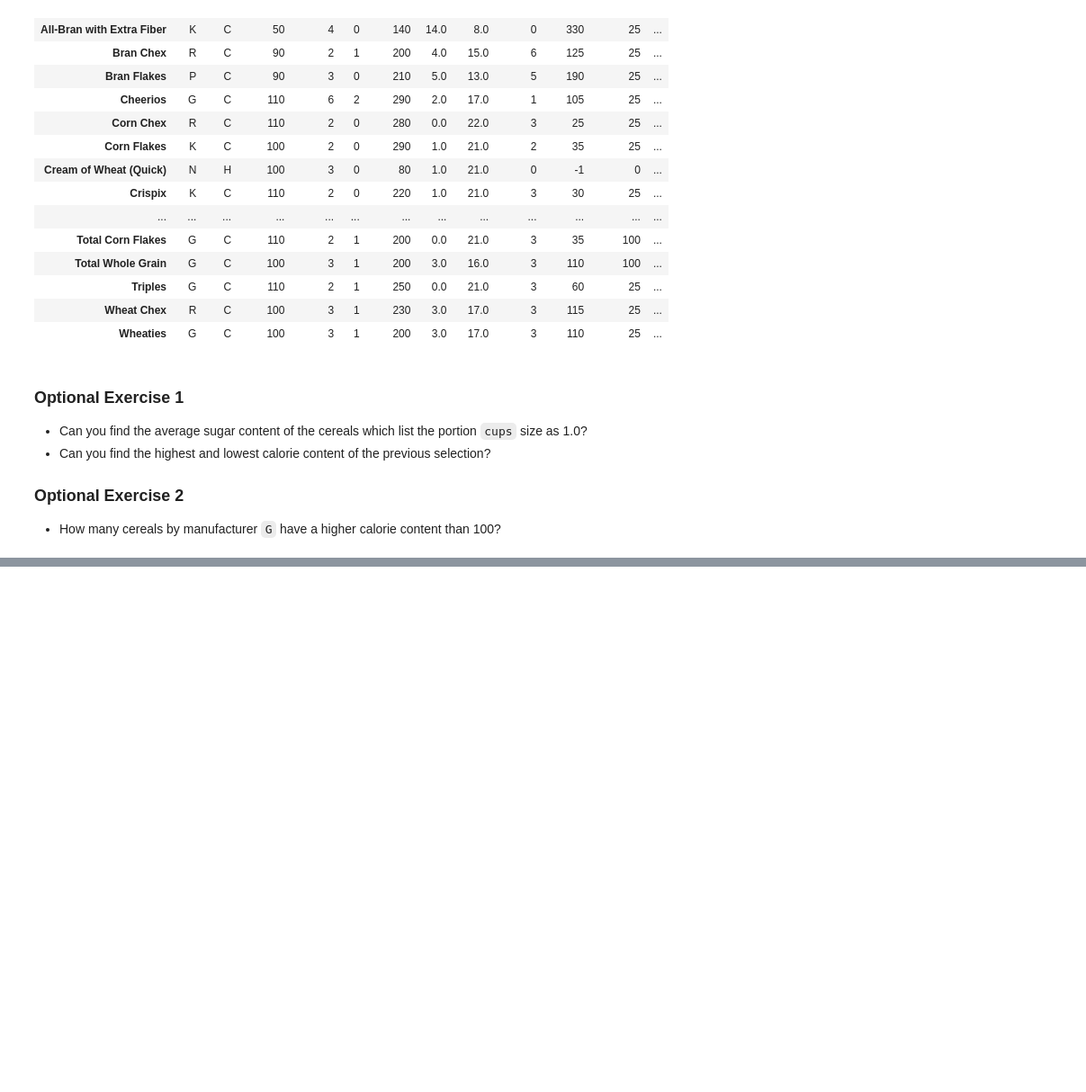
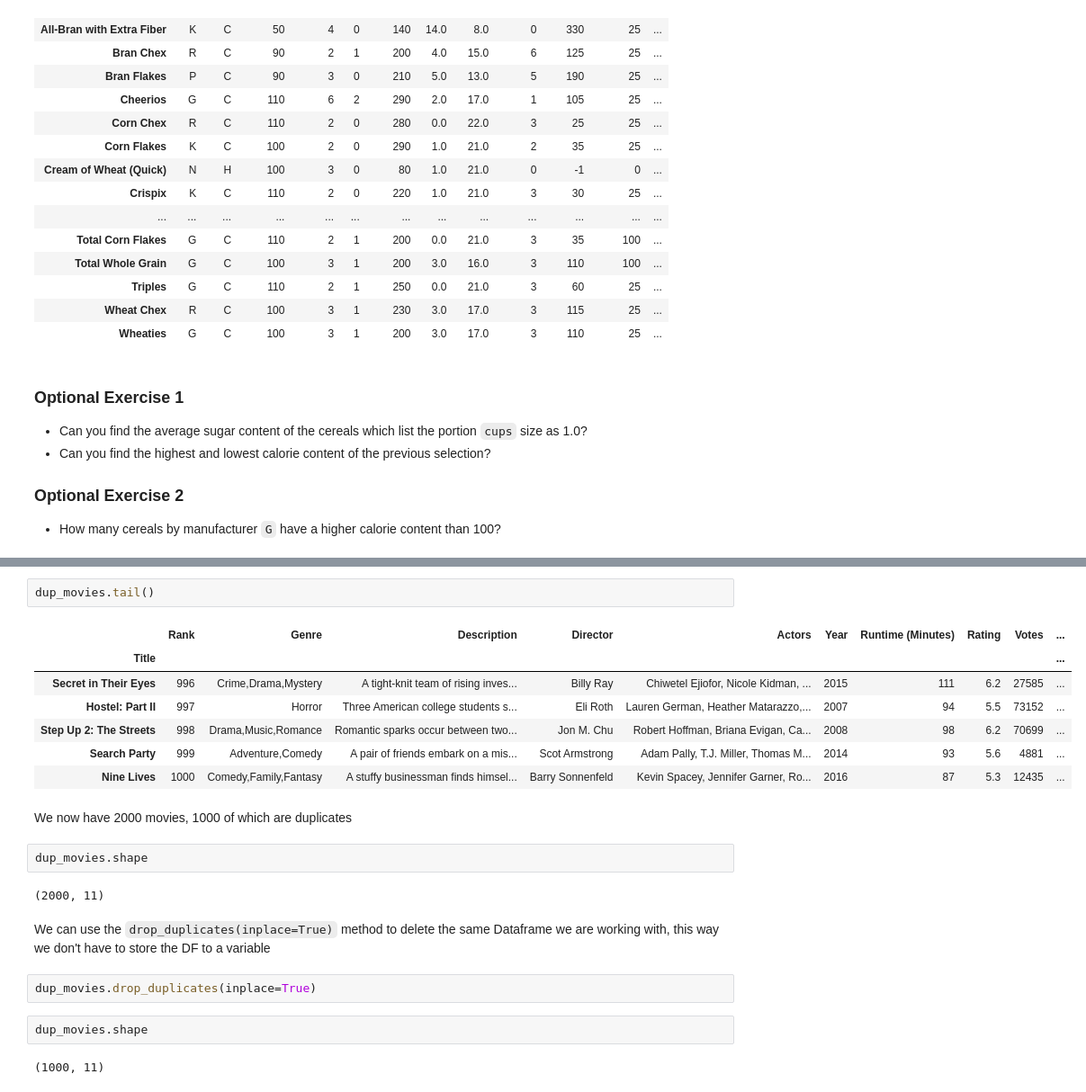
Before and after one commit to mrodriguezalas/intro-python-summer-course, a Jupyter notebook: Lesson 3/Lesson 3b - Pandas Key Concepts.ipynb, the cells around one changed output, grey strips where cells are left out. Shown at 90% size. Saved outputs shown, nothing was run; the diff lists cells and outputs as text; blank space fills up the shorter version.

```diff
--- a/Lesson 3/Lesson 3b - Pandas Key Concepts.ipynb
+++ b/Lesson 3/Lesson 3b - Pandas Key Concepts.ipynb
@@ -241,0 +322,24 @@ cereal.loc[(cereal['protein'] >= 2) & (cereal['sugars'] <= 6)]
+# %%
+dup_movies.tail()
+# %% [output]
+|  | Rank | Genre | Description | Director | Actors | Year | Runtime (Minutes) | Rating | Votes | ... |
+| Title |  |  |  |  |  |  |  |  |  | ... |
+| Secret in Their Eyes | 996 | Crime,Drama,Mystery | A tight-knit team of rising inves... | Billy Ray | Chiwetel Ejiofor, Nicole Kidman, ... | 2015 | 111 | 6.2 | 27585 | ... |
+| Hostel: Part II | 997 | Horror | Three American college students s... | Eli Roth | Lauren German, Heather Matarazzo,... | 2007 | 94 | 5.5 | 73152 | ... |
+| Step Up 2: The Streets | 998 | Drama,Music,Romance | Romantic sparks occur between two... | Jon M. Chu | Robert Hoffman, Briana Evigan, Ca... | 2008 | 98 | 6.2 | 70699 | ... |
+| Search Party | 999 | Adventure,Comedy | A pair of friends embark on a mis... | Scot Armstrong | Adam Pally, T.J. Miller, Thomas M... | 2014 | 93 | 5.6 | 4881 | ... |
+| Nine Lives | 1000 | Comedy,Family,Fantasy | A stuffy businessman finds himsel... | Barry Sonnenfeld | Kevin Spacey, Jennifer Garner, Ro... | 2016 | 87 | 5.3 | 12435 | ... |
+# %% [markdown]
+We now have 2000 movies, 1000 of which are duplicates
+# %%
+dup_movies.shape
+# %% [output]
+(2000, 11)
+# %% [markdown]
+We can use the `drop_duplicates(inplace=True)` method to delete the same Dataframe we are working with, this way we don't have to store the DF to a variable
+# %%
+dup_movies.drop_duplicates(inplace=True)
+# %%
+dup_movies.shape
+# %% [output]
+(1000, 11)
```
Also changed, not shown: parts of 23 cells of this notebook, 1 other file.
